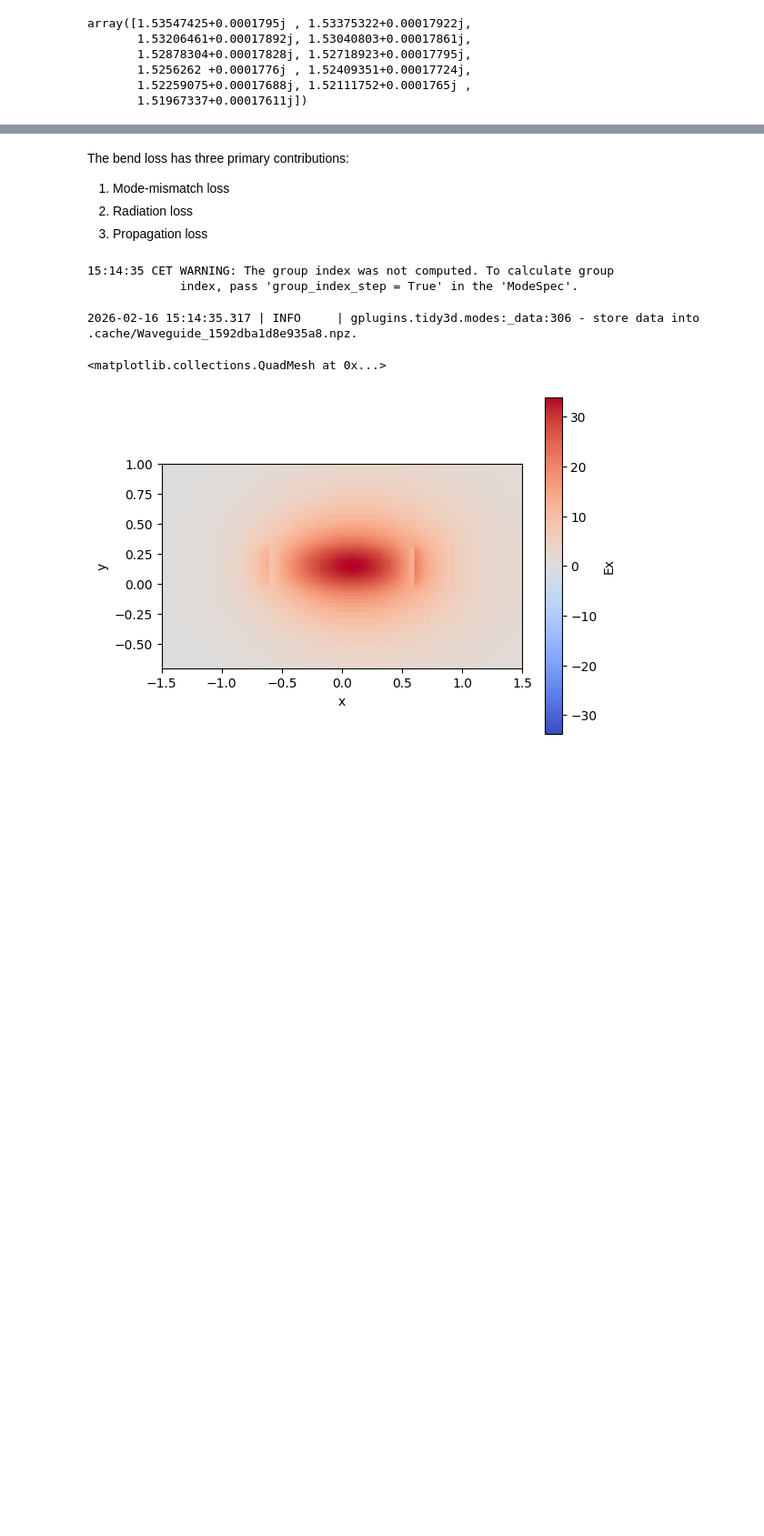
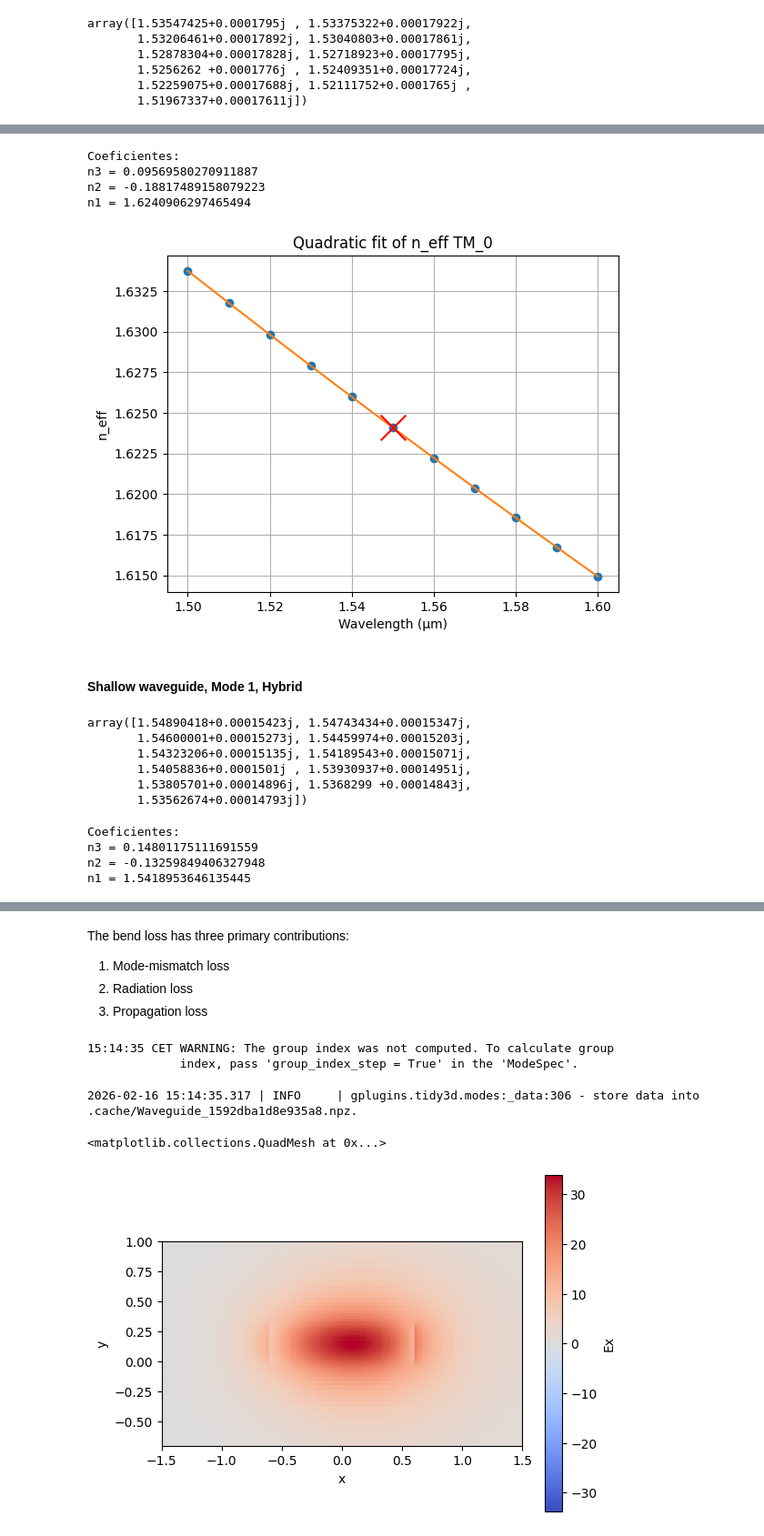
Before and after one commit to niospinamev2/pic-upv-lab1, a Jupyter notebook: WAVEGUIDES_Student.ipynb, the cells around one changed output, grey strips where cells are left out. Shown: that part at 91% size. Saved outputs shown, nothing was run; the diff lists cells and outputs as text; code cells hidden in the pictures; blank space fills up the shorter version.

```diff
--- a/WAVEGUIDES_Student.ipynb
+++ b/WAVEGUIDES_Student.ipynb
@@ -389,0 +421,55 @@ shallow_neff[:, 0] # TE_0
+# %%
+coeffs = np.polyfit(wavelengthshift, shallow_neff[:, 0].real, 2)
+
+n3, n2, n1 = coeffs
+
+print("Coeficientes:")
+print("n3 =", n3)
+print("n2 =", n2)
+print("n1 =", n1)
+# %% [output]
+Coeficientes:
+n3 = 0.09569580270911887
+n2 = -0.18817489158079223
+n1 = 1.6240906297465494
+# %%
+# Evaluar el polinomio
+x_fit = np.linspace(wavelengthshift.min(), wavelengthshift.max(), 200)
+y_fit = np.polyval(coeffs, x_fit)
+
+plt.figure()
+plt.scatter(lambda0, n1, s=400, marker='x', color='red',zorder=5)
+plt.plot(wavelength, shallow_neff[:, 0], 'o')
+plt.plot(x_fit+lambda0, y_fit)
+plt.xlabel("Wavelength (µm)")
+plt.ylabel("n_eff")
+plt.title("Quadratic fit of n_eff TM_0")
+plt.grid(True)
+plt.show()
+# %% [output]
+[figure, added]
+# %% [markdown]
+#### Shallow waveguide, Mode 1, Hybrid
+# %%
+shallow_neff[:, 1] # Hybrid
+# %% [output]
+array([1.54890418+0.00015423j, 1.54743434+0.00015347j,
+       1.54600001+0.00015273j, 1.54459974+0.00015203j,
+       1.54323206+0.00015135j, 1.54189543+0.00015071j,
+       1.54058836+0.0001501j , 1.53930937+0.00014951j,
+       1.53805701+0.00014896j, 1.5368299 +0.00014843j,
+       1.53562674+0.00014793j])
+# %%
+coeffs = np.polyfit(wavelengthshift, shallow_neff[:, 1].real, 2)
+
+n3, n2, n1 = coeffs
+
+print("Coeficientes:")
+print("n3 =", n3)
+print("n2 =", n2)
+print("n1 =", n1)
+# %% [output]
+Coeficientes:
+n3 = 0.14801175111691559
+n2 = -0.13259849406327948
+n1 = 1.5418953646135445
```
Also changed, not shown: parts of 16 cells of this notebook.
